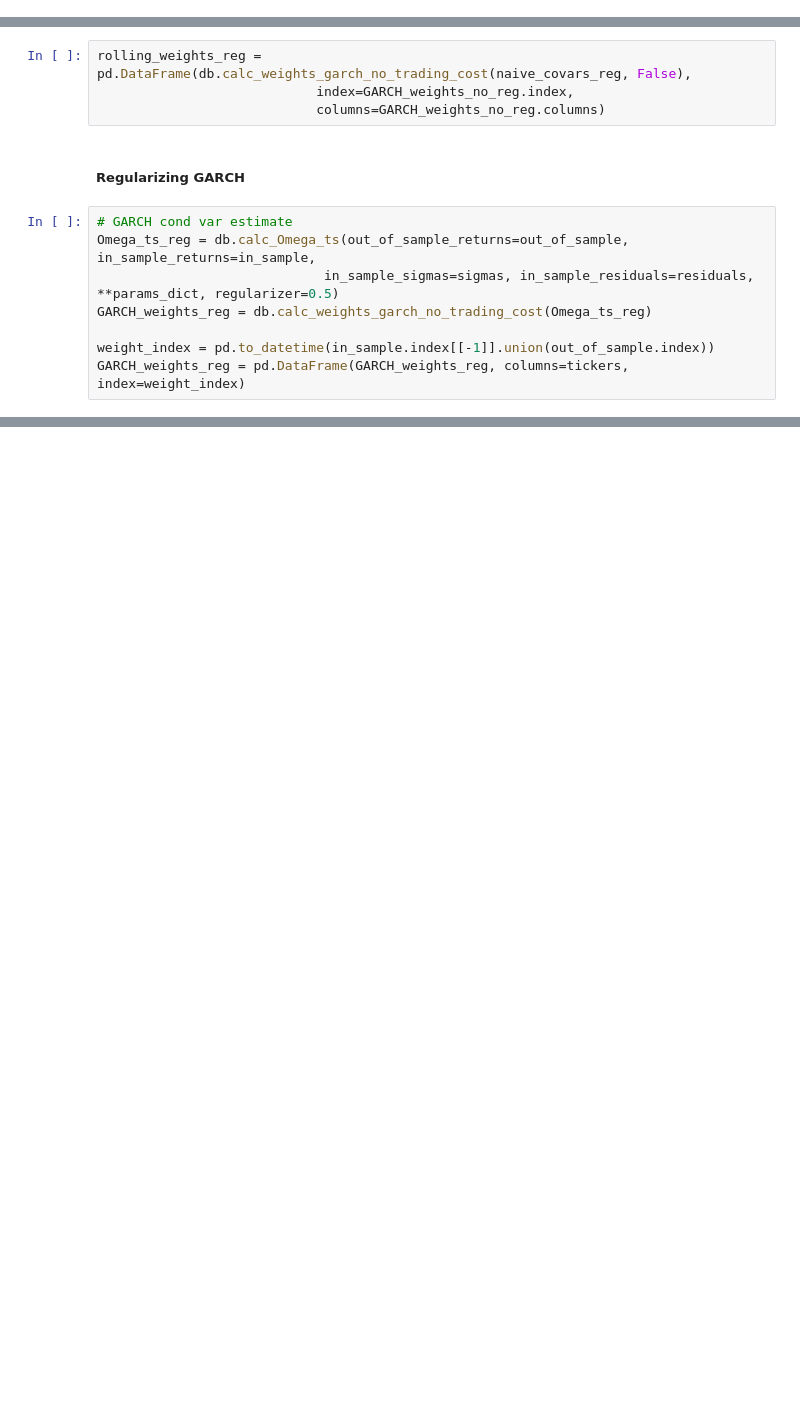
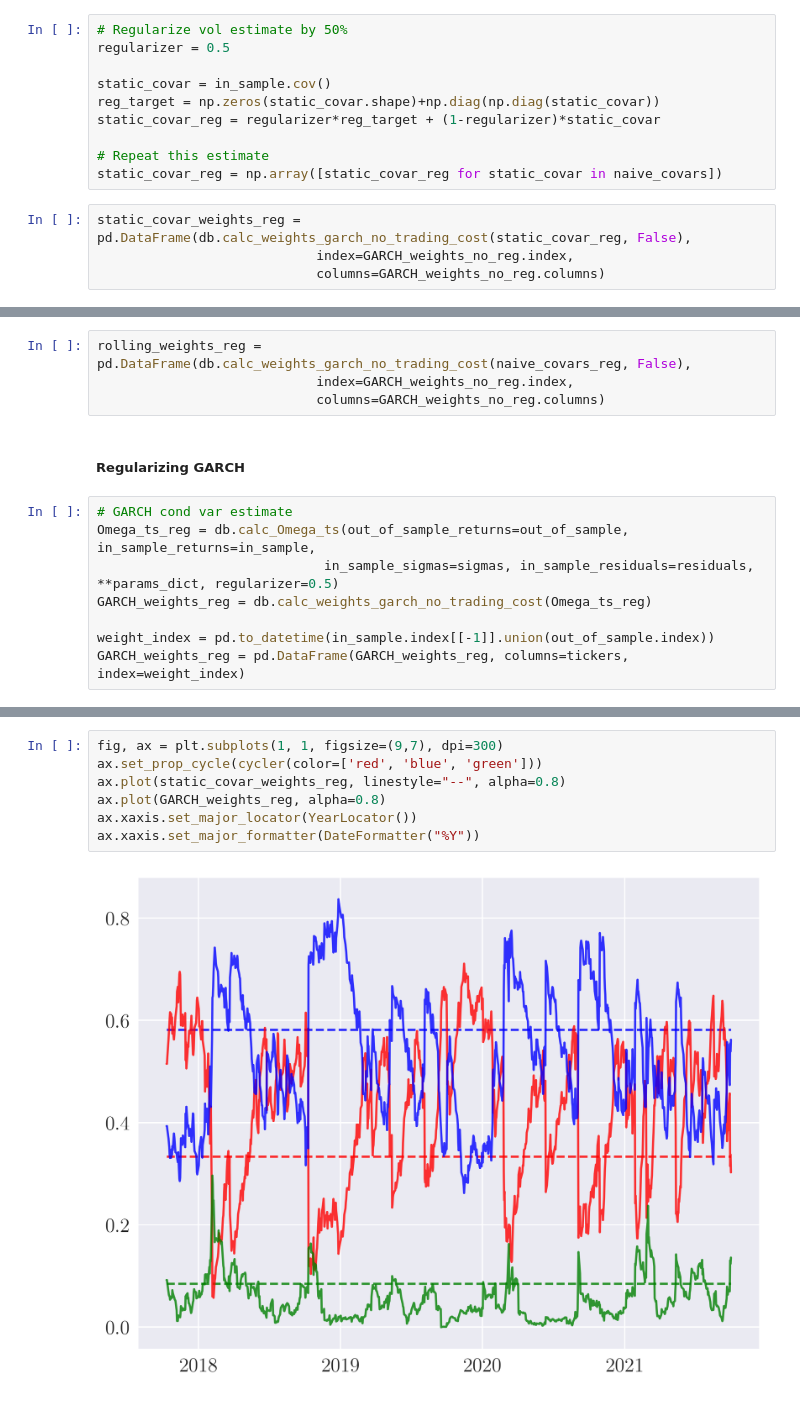
Before and after one commit to neriksen/thesis, a Jupyter notebook: backtesting/GARCHvsEmpirical_vol.ipynb, the cells around one changed output, grey strips where cells are left out. Saved outputs shown, nothing was run; the diff lists cells and outputs as text; blank space fills up the shorter version.

```diff
--- a/backtesting/GARCHvsEmpirical_vol.ipynb
+++ b/backtesting/GARCHvsEmpirical_vol.ipynb
@@ -101,3 +103,17 @@ Result: Rolling window estimate actually just as good as GARCH before trading co
+# %%
+# Regularize vol estimate by 50%
+regularizer = 0.5
+
+static_covar = in_sample.cov()
+reg_target = np.zeros(static_covar.shape)+np.diag(np.diag(static_covar))
+static_covar_reg = regularizer*reg_target + (1-regularizer)*static_covar
+
+# Repeat this estimate
+static_covar_reg = np.array([static_covar_reg for static_covar in naive_covars])
+# %%
+static_covar_weights_reg = pd.DataFrame(db.calc_weights_garch_no_trading_cost(static_covar_reg, False),
+                            index=GARCH_weights_no_reg.index,
+                            columns=GARCH_weights_no_reg.columns)
 # %% [markdown]
 ##### Regularizing rolling estimate
 # %%
@@ -130,0 +144,9 @@ ax.xaxis.set_major_formatter(DateFormatter("%Y"))
+# %%
+fig, ax = plt.subplots(1, 1, figsize=(9,7), dpi=300)
+ax.set_prop_cycle(cycler(color=['red', 'blue', 'green']))
+ax.plot(static_covar_weights_reg, linestyle="--", alpha=0.8)
+ax.plot(GARCH_weights_reg, alpha=0.8)
+ax.xaxis.set_major_locator(YearLocator())
+ax.xaxis.set_major_formatter(DateFormatter("%Y"))
+# %% [output]
+[figure, added]
```
Also changed, not shown: parts of 15 cells of this notebook.
